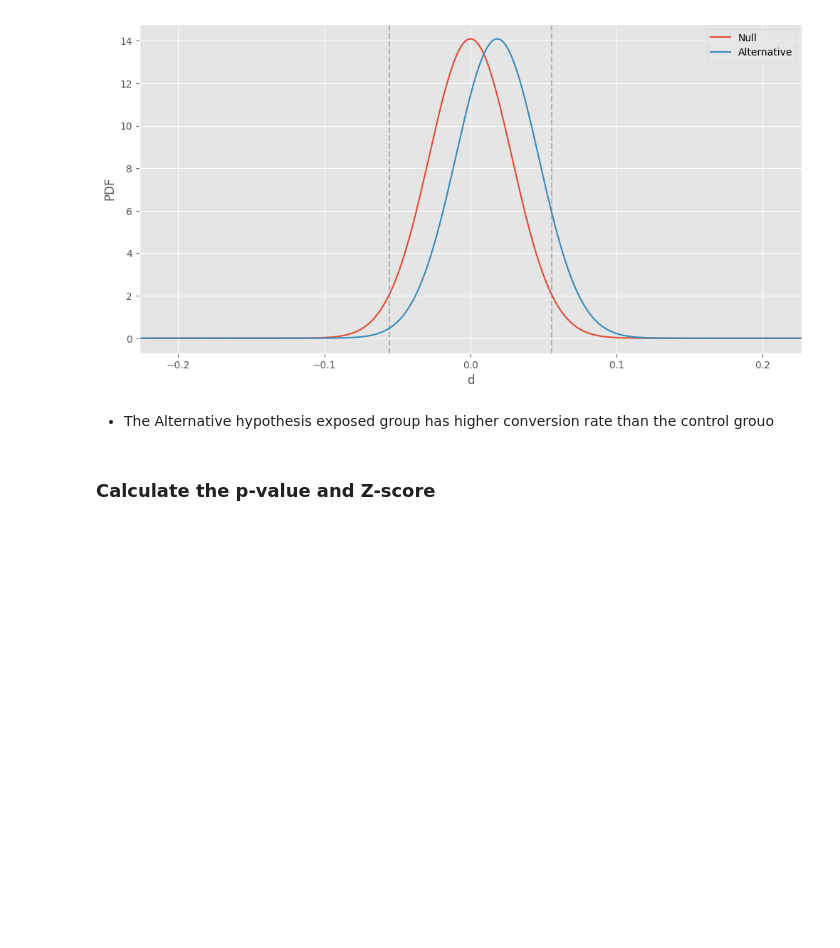
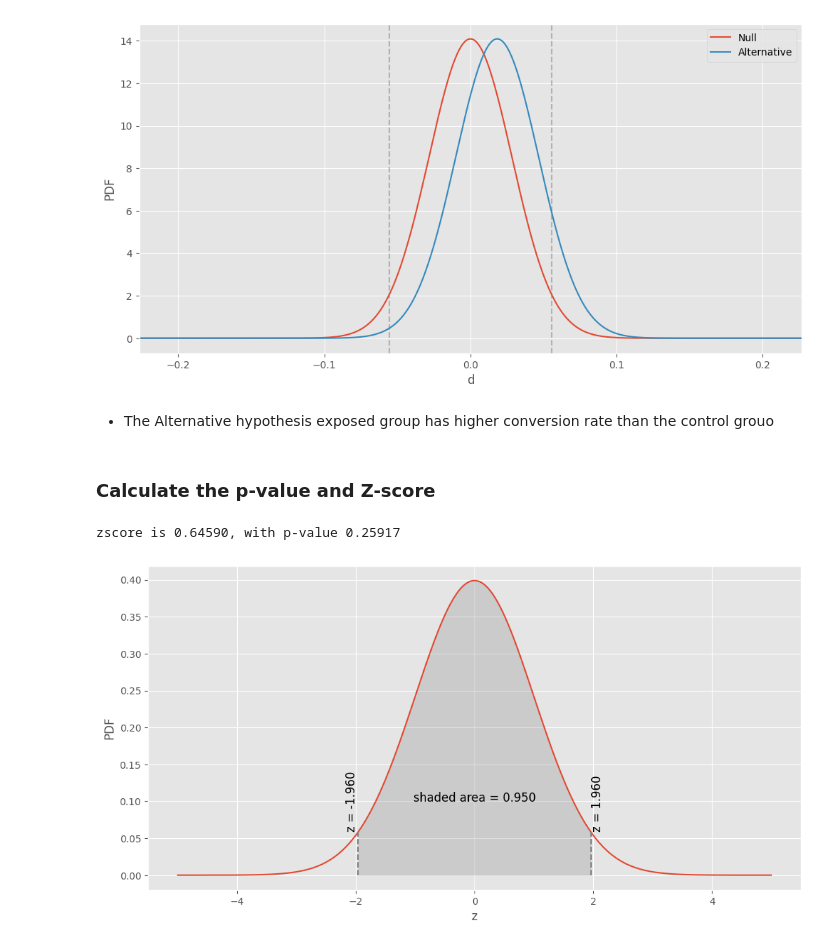
Before and after one commit to KaydeeJR/Ad-campaign-performance, a Jupyter notebook: notebooks/classical_AB_testing.ipynb, the cells around one changed output. Cells and saved outputs as stored; diff of their text form; code cells hidden in the pictures; blank space fills up the shorter version.

Commit message:
Calculated the p-value and z-score

```diff
--- a/notebooks/classical_AB_testing.ipynb
+++ b/notebooks/classical_AB_testing.ipynb
@@ -204,3 +201,13 @@ classical_plots.abplot(control_count, exposed_count, cv_rate_control, diff)
 * The Alternative hypothesis exposed group has higher conversion rate than the control grouo
 # %% [markdown]
 ### Calculate the p-value and Z-score
+# %%
+diff = cv_rate_exposed - cv_rate_control
+z_score = (diff) / np.sqrt(var_cont**2 + var_exp**2)
+print(f"zscore is {z_score:0.5f}, with p-value {scs.norm().sf(z_score):0.5f}")
+# %% [output]
+zscore is 0.64590, with p-value 0.25917
+# %%
+hypo_plots.zplot(area=0.95)
+# %% [output]
+[figure, added]
```
Also changed, not shown: parts of 10 cells of this notebook.
